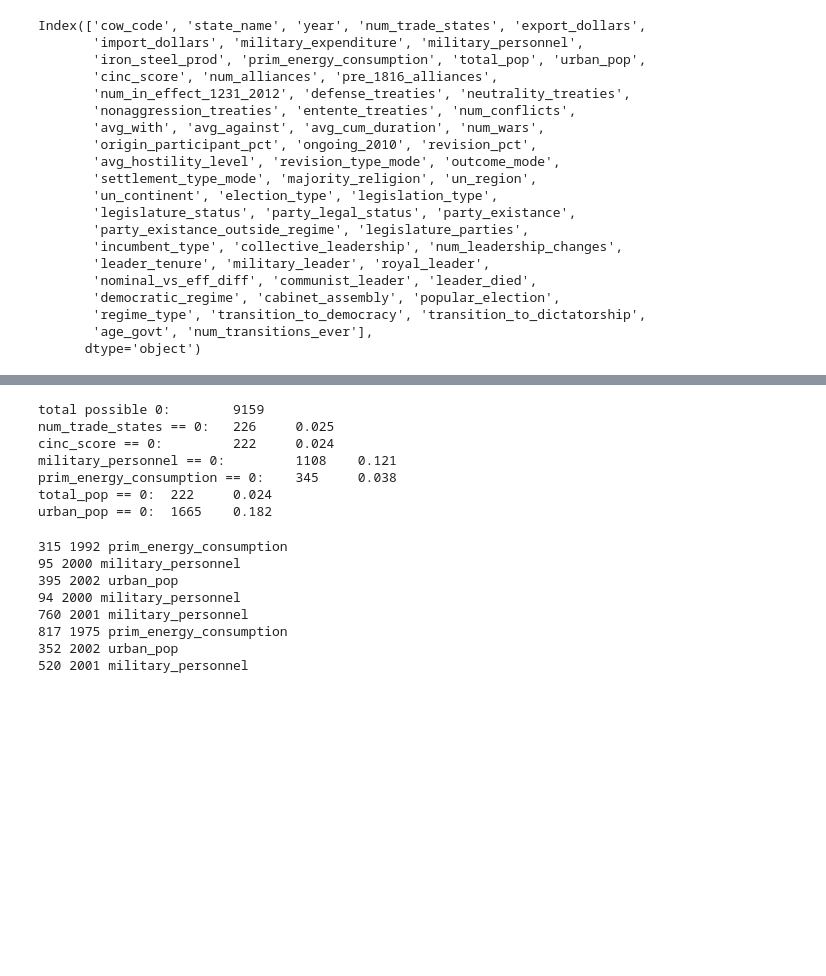
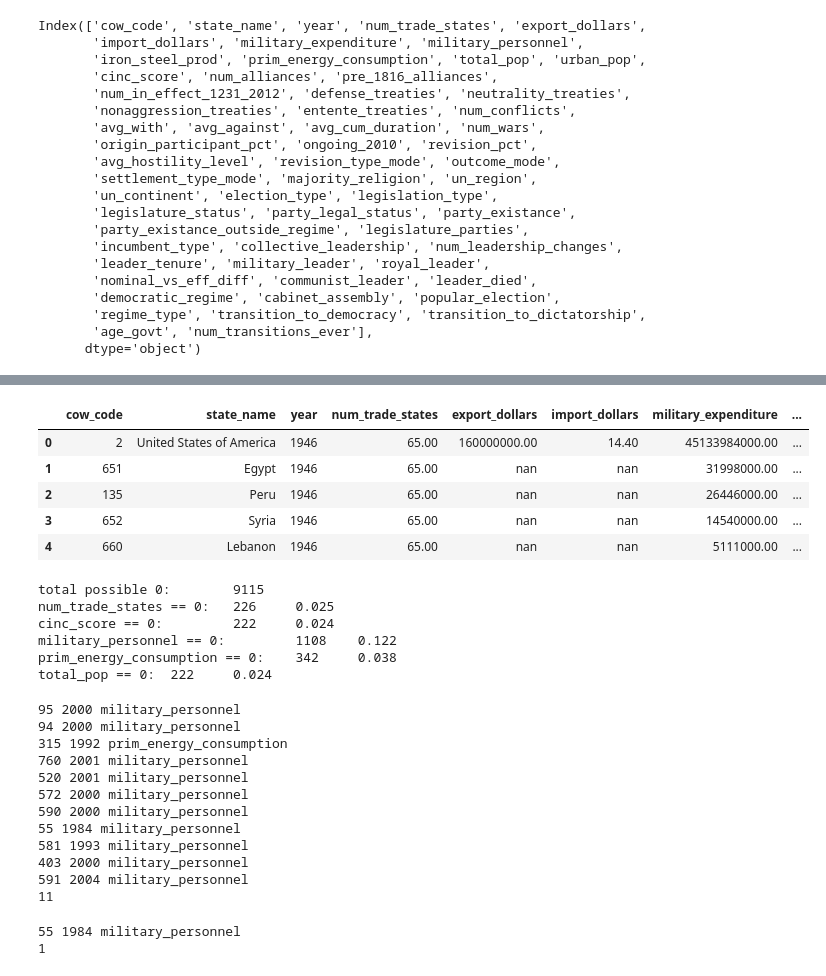
Before and after one commit to cyaris/international_armed_conflict, a Jupyter notebook: COW Master DataFrame Imputations | Data Clean.ipynb, the cells around one changed output, grey strips where cells are left out. Saved outputs shown, nothing was run; the diff lists cells and outputs as text; code cells hidden in the pictures; blank space fills up the shorter version.

```diff
--- a/COW Master DataFrame Imputations | Data Clean.ipynb
+++ b/COW Master DataFrame Imputations | Data Clean.ipynb
@@ -116,3 +134,12 @@ df.drop(9155, inplace = True)
+# %%
+df.head()
+# %% [output]
+|  | cow_code | state_name | year | num_trade_states | export_dollars | import_dollars | military_expenditure | ... |
+| 0 | 2 | United States of America | 1946 | 65.00 | 160000000.00 | 14.40 | 45133984000.00 | ... |
+| 1 | 651 | Egypt | 1946 | 65.00 | nan | nan | 31998000.00 | ... |
+| 2 | 135 | Peru | 1946 | 65.00 | nan | nan | 26446000.00 | ... |
+| 3 | 652 | Syria | 1946 | 65.00 | nan | nan | 14540000.00 | ... |
+| 4 | 660 | Lebanon | 1946 | 65.00 | nan | nan | 5111000.00 | ... |
 # %%
 for year in df['year'].unique():
     if df[df['year'] == year]['cow_code'].value_counts().values[0] > 1:
@@ -151,34 +178,30 @@ print('cinc_score == 0:\t', len(df[df['cinc_score'] == 0]), '\t', pd.Series((len
 print('military_personnel == 0:\t', len(df[df['military_personnel'] == 0]), '\t', pd.Series((len(df[df['military_personnel'] == 0])/len(df))).values[0].round(3))
 print('prim_energy_consumption == 0:\t', len(df[df['prim_energy_consumption'] == 0]), '\t', pd.Series((len(df[df['prim_energy_consumption'] == 0])/len(df))).values[0].round(3))
 print('total_pop == 0:\t', len(df[df['total_pop'] == 0]), '\t', pd.Series((len(df[df['total_pop'] == 0])/len(df))).values[0].round(3))
-print('urban_pop == 0:\t', len(df[df['urban_pop'] == 0]), '\t', pd.Series((len(df[df['urban_pop'] == 0])/len(df))).values[0].round(3))
 
 # print('export_dollars == 0:\t', len(df[df['export_dollars'] == 0]), '\t', pd.Series((len(df[df['export_dollars'] == 0])/len(df))).values[0].round(3))
 # print('import_dollars == 0:\t', len(df[df['import_dollars'] == 0]), '\t', pd.Series((len(df[df['import_dollars'] == 0])/len(df))).values[0].round(3))
 # print('military_expenditure == 0:\t', len(df[df['military_expenditure'] == 0]), '\t', pd.Series((len(df[df['military_expenditure'] == 0])/len(df))).values[0].round(3))
 # %% [output]
-total possible 0:        9159
+total possible 0:        9115
 num_trade_states == 0:   226     0.025
 cinc_score == 0:         222     0.024
-military_personnel == 0:         1108    0.121
-prim_energy_consumption == 0:    345     0.038
+military_personnel == 0:         1108    0.122
+prim_energy_consumption == 0:    342     0.038
 total_pop == 0:  222     0.024
-urban_pop == 0:  1665    0.182
 # %%
 # Exponential slopes for export_dollars, import_dollars, military_expenditure
 # %%
 # plt.plot(df[df['state_name'] == 'Netherlands']['year'], df[df['state_name'] == 'Netherlands']['military_personnel'])
 # %%
 column_list = ['num_trade_states', 'prim_energy_consumption',
-               'total_pop', 'urban_pop', 'cinc_score', 'military_personnel']
+               'total_pop', 'cinc_score', 'military_personnel']
 fix_count = 0
 
 for c_code in df['cow_code'].unique():
     years = list(df[df['cow_code'] == c_code]['year'].unique())
     for column in column_list:
-        data_list = []
-        for year in years:
-            data_list.append(df[(df['cow_code'] == c_code) & (df['year'] == year)][column].values[0])
+        data_list = list(df[df['cow_code'] == c_code][column].values)
         for i, item in enumerate(data_list[1:]):
             i+=1
             if item == 0 and data_list.count(0) == len(data_list):
@@ -567,23 +590,25 @@ for c_code in df['cow_code'].unique():
 
 print(fix_count)
 # %% [output]
+95 2000 military_personnel
+94 2000 military_personnel
 315 1992 prim_energy_consumption
-95 2000 military_personnel
-395 2002 urban_pop
-94 2000 military_personnel
 760 2001 military_personnel
-817 1975 prim_energy_consumption
-352 2002 urban_pop
 520 2001 military_personnel
+572 2000 military_personnel
+590 2000 military_personnel
+55 1984 military_personnel
+581 1993 military_personnel
+403 2000 military_personnel
+591 2004 military_personnel
+11
 # %%
 fix_count = 0
 
 for c_code in df['cow_code'].unique():
     years = list(df[df['cow_code'] == c_code]['year'].unique())
     for column in column_list:
-        data_list = []
-        for year in years:
-            data_list.append(df[(df['cow_code'] == c_code) & (df['year'] == year)][column].values[0])
+        data_list = list(df[df['cow_code'] == c_code][column].values)
         for i, item in enumerate(data_list[1:]):
             i+=1
             if item == 0 and data_list.count(0) == len(data_list):
@@ -944,3 +969,6 @@ for c_code in df['cow_code'].unique():
                     fix_count+=1
 
 print(fix_count)
+# %% [output]
+55 1984 military_personnel
+1
```
Also changed, not shown: parts of 26 cells of this notebook, 10 other files.
